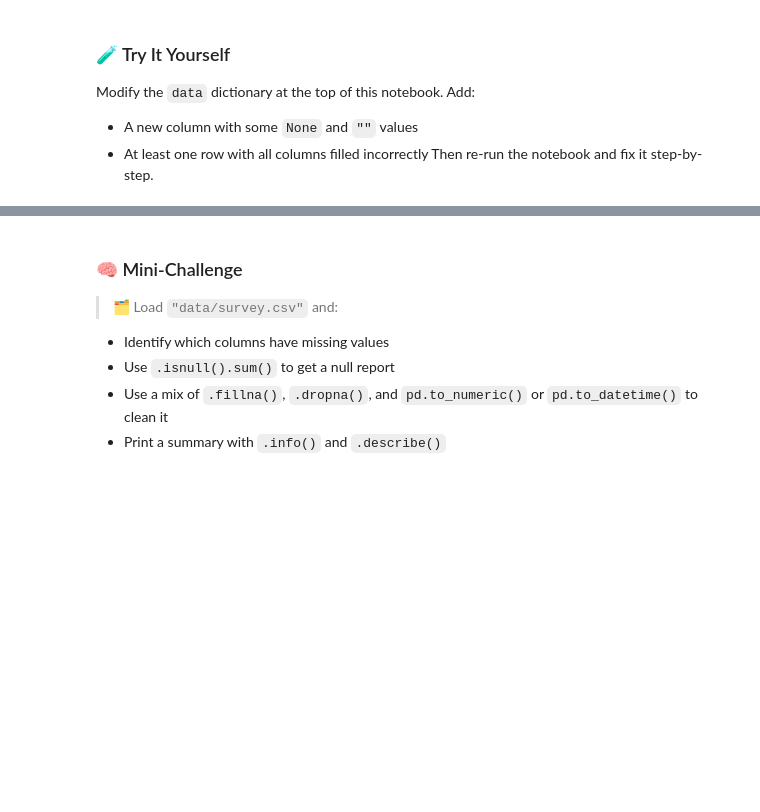
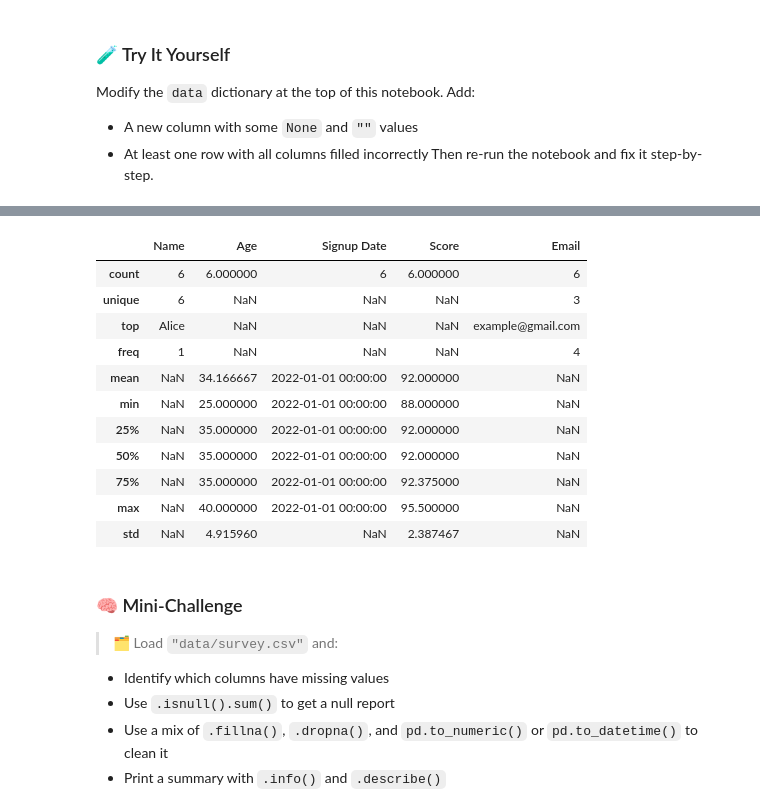
Before and after one commit to NicoleVigilant/NicoleVigilant-DataScience-2025, a Jupyter notebook: Completed/06-Working_with_Data/05-basic_cleaning.ipynb, the cells around one changed output, grey strips where cells are left out. Cells and saved outputs as stored; diff of their text form; code cells hidden in the pictures; blank space fills up the shorter version.

```diff
--- a/Completed/06-Working_with_Data/05-basic_cleaning.ipynb
+++ b/Completed/06-Working_with_Data/05-basic_cleaning.ipynb
@@ -220,3 +258,0 @@ df.loc[~df["Email"].astype(str).str.contains("@", na=False), "Email"] = np.nan
-# %%
-df["Age"].fillna(df["Age"].mean(), inplace=True)
-df["Score"].fillna(df["Score"].mean(), inplace=True)
@@ -236,2 +258,0 @@ For example, when doing 'df[col].method(value, inplace=True)', try using 'df.met
-# %%
-df.dropna(subset=["Name", "Email"], inplace=True)
@@ -264,0 +259,13 @@ dtype: object
+# %%
+#Filling in missing values
+median_age = df["Age"].median()     # middle age (ignores NaN)
+mean_score = df["Score"].mean()     # average score (ignores NaN)
+date = df["Signup Date"].min()      # earliest valid signup date
+
+print("Age:", median_age)
+print("Score:", mean_score)
+print("Signup Date:", date)
+
+df["Age"].fillna(median_age, inplace=True)
+df["Score"].fillna(mean_score, inplace=True)
+df["Signup Date"].fillna(date, inplace=True)
@@ -264,0 +294,14 @@ dtype: object
+# %%
+# Impute missing values
+df["Email"] = df["Email"].replace(["", "no email", "eve[at]email"], np.nan)
+
+df = df.fillna({
+    "Name": "Unknown",
+    "Age": median_age,
+    "Score": mean_score,
+    "Signup Date": date,
+    "Email": "example@gmail.com"
+})
+
+# Verify the result
+print(df.isnull().sum())
@@ -265,3 +343,18 @@ dtype: object
+# %%
+df.describe(include="all")
+# %% [output]
+|  | Name | Age | Signup Date | Score | Email |
+| count | 6 | 6.000000 | 6 | 6.000000 | 6 |
+| unique | 6 | NaN | NaN | NaN | 3 |
+| top | Alice | NaN | NaN | NaN | example@gmail.com |
+| freq | 1 | NaN | NaN | NaN | 4 |
+| mean | NaN | 34.166667 | 2022-01-01 00:00:00 | 92.000000 | NaN |
+| min | NaN | 25.000000 | 2022-01-01 00:00:00 | 88.000000 | NaN |
+| 25% | NaN | 35.000000 | 2022-01-01 00:00:00 | 92.000000 | NaN |
+| 50% | NaN | 35.000000 | 2022-01-01 00:00:00 | 92.000000 | NaN |
+| 75% | NaN | 35.000000 | 2022-01-01 00:00:00 | 92.375000 | NaN |
+| max | NaN | 40.000000 | 2022-01-01 00:00:00 | 95.500000 | NaN |
+| std | NaN | 4.915960 | NaN | 2.387467 | NaN |
 # %% [markdown]
 ### 🧠 Mini-Challenge
 
```
Also changed, not shown: parts of 23 cells of this notebook.
